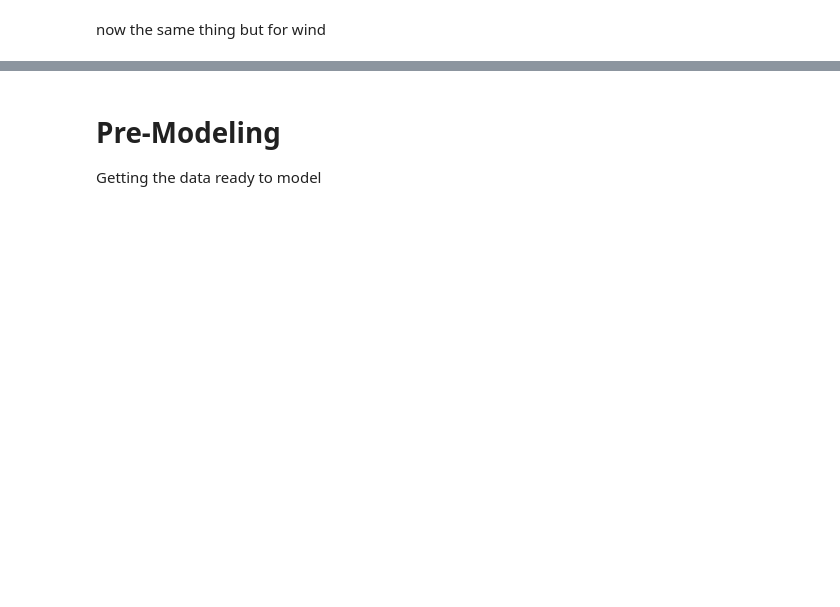
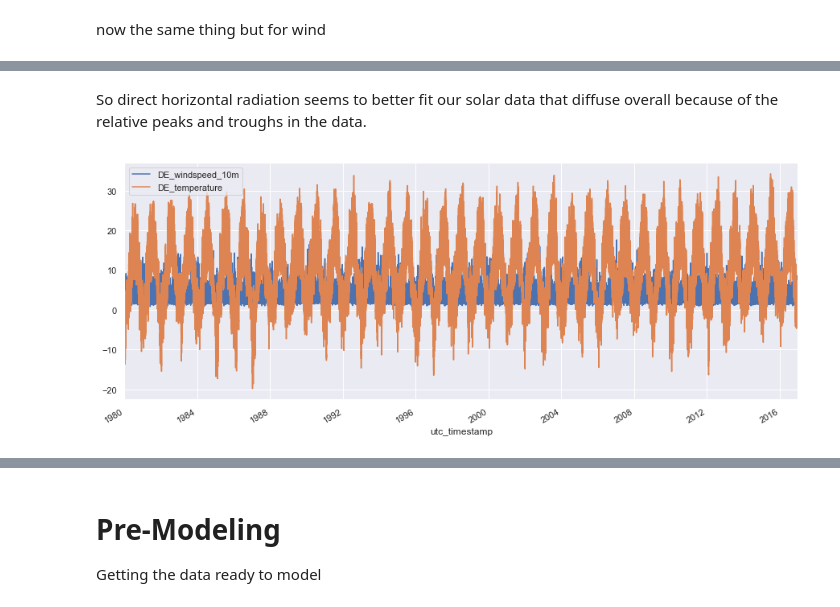
Before and after one commit to robertjprior/Intro-ML-Projects, a Jupyter notebook: Renewable Energy Prediction 1.ipynb, the cells around one changed output, grey strips where cells are left out. Drawn from its saved outputs; the diff is of its cells as text; code cells hidden in the pictures; blank space fills up the shorter version.

```diff
--- a/Renewable Energy Prediction 1.ipynb
+++ b/Renewable Energy Prediction 1.ipynb
@@ -187,0 +251,7 @@ wind_df = wind_df.dropna()
+# %% [markdown]
+So direct horizontal radiation seems to better fit our solar data that diffuse overall because of the relative peaks and troughs in the data.
+# %%
+weather.drop(['DE_radiation_direct_horizontal', 'DE_radiation_diffuse_horizontal'], axis=1).plot(figsize=(15, 6))
+plt.show()
+# %% [output]
+[figure, added]
```
Also changed, not shown: parts of 21 cells of this notebook.
